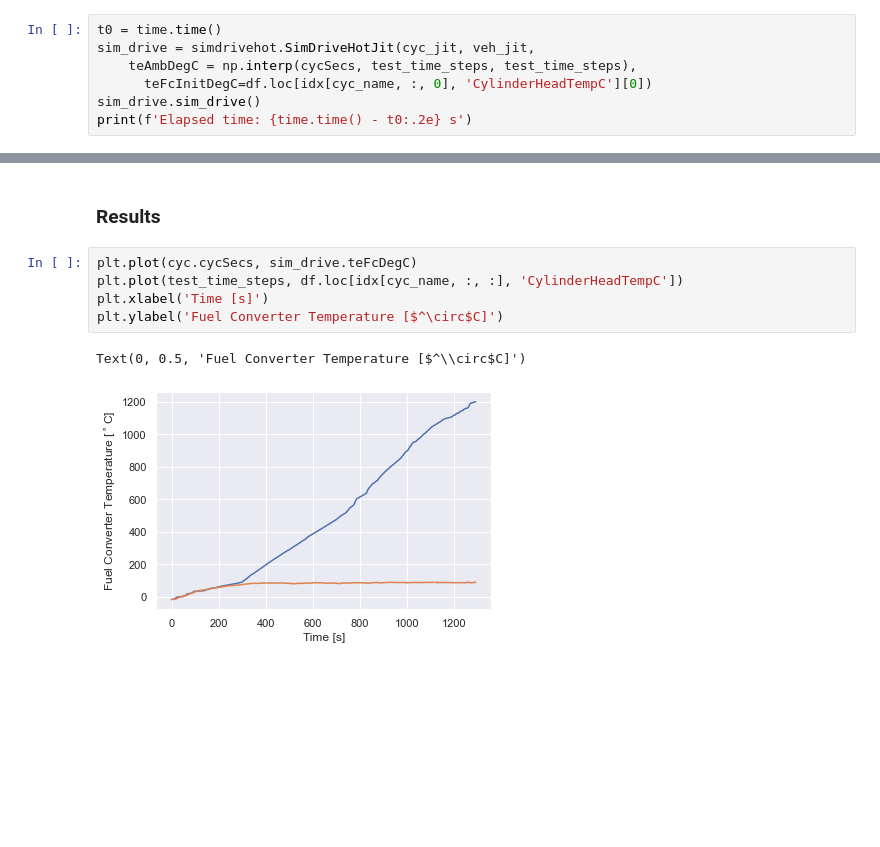
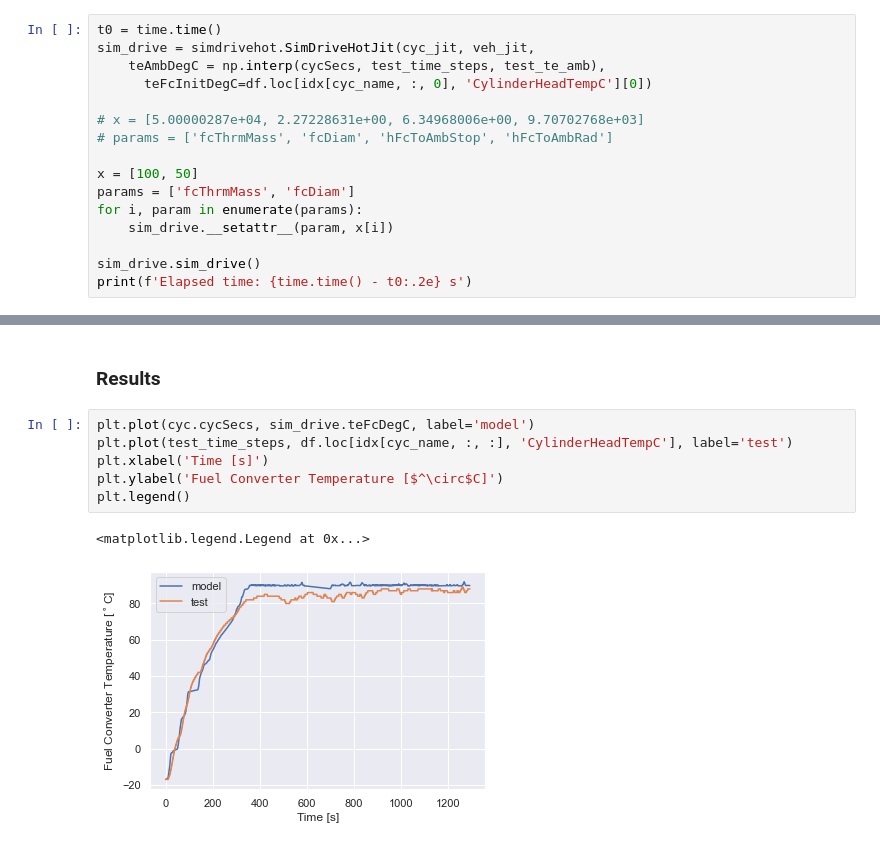
Before and after one commit to NREL/fastsim, a Jupyter notebook: docs/hot_demo.ipynb, the cells around one changed output, grey strips where cells are left out. Cells and saved outputs as stored; diff of their text form; blank space fills up the shorter version.

Commit message:
all the handling of array and scalar persistence is good.  need better themal model formulation

```diff
--- a/docs/hot_demo.ipynb
+++ b/docs/hot_demo.ipynb
@@ -176,8 +179,17 @@ print(time.time() - t0)
 # %%
 t0 = time.time()
 sim_drive = simdrivehot.SimDriveHotJit(cyc_jit, veh_jit,
-    teAmbDegC = np.interp(cycSecs, test_time_steps, test_time_steps),
+    teAmbDegC = np.interp(cycSecs, test_time_steps, test_te_amb),
       teFcInitDegC=df.loc[idx[cyc_name, :, 0], 'CylinderHeadTempC'][0])
+
+# x = [5.00000287e+04, 2.27228631e+00, 6.34968006e+00, 9.70702768e+03]
+# params = ['fcThrmMass', 'fcDiam', 'hFcToAmbStop', 'hFcToAmbRad']
+
+x = [100, 50]
+params = ['fcThrmMass', 'fcDiam']
+for i, param in enumerate(params):
+    sim_drive.__setattr__(param, x[i])
+
 sim_drive.sim_drive()
 print(f'Elapsed time: {time.time() - t0:.2e} s')
 # %% [output]
@@ -185,13 +197,14 @@ Elapsed time: 1.10e-02 s
 # %% [markdown]
 ### Results
 # %%
-plt.plot(cyc.cycSecs, sim_drive.teFcDegC)
-plt.plot(test_time_steps, df.loc[idx[cyc_name, :, :], 'CylinderHeadTempC'])
+plt.plot(cyc.cycSecs, sim_drive.teFcDegC, label='model')
+plt.plot(test_time_steps, df.loc[idx[cyc_name, :, :], 'CylinderHeadTempC'], label='test')
 plt.xlabel('Time [s]')
 plt.ylabel('Fuel Converter Temperature [$^\circ$C]')
+plt.legend()
 # %% [output]
-Text(0, 0.5, 'Fuel Converter Temperature [$^\\circ$C]')
+<matplotlib.legend.Legend at 0x...>
-[figure, old version]
+[figure, new version]
 # %%
 fig, (ax1, ax2) = plt.subplots(2, 1, sharex=True)
 ax1.plot(cyc.cycSecs, sim_drive.fcKwOutAch, label='eng out')
```
Also changed, not shown: parts of 6 cells of this notebook, 1 other file.
